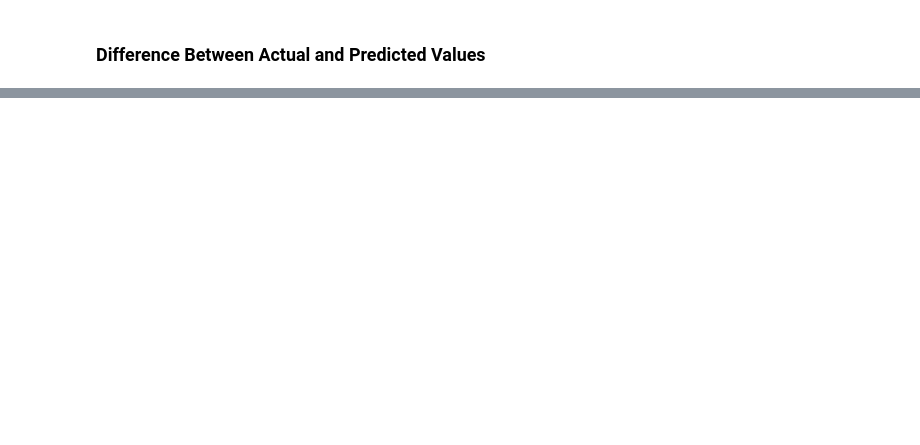
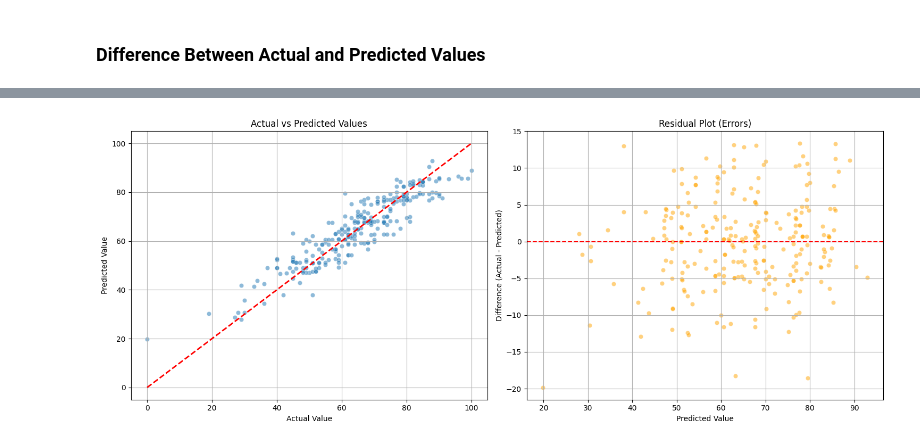
Before and after one commit to Yash-devs-cmd/ml_project, a Jupyter notebook: notebook/data/Model_Training.ipynb, the cells around one changed output, grey strips where cells are left out. Drawn from its saved outputs; the diff is of its cells as text; code cells hidden in the pictures; blank space fills up the shorter version.

```diff
--- a/notebook/data/Model_Training.ipynb
+++ b/notebook/data/Model_Training.ipynb
@@ -201 +212,26 @@ pred_df
 250 rows × 3 columns
+# %%
+# Create a figure with two subplots
+plt.figure(figsize=(15, 6))
+
+# 1. Scatter Plot: Actual vs Predicted
+plt.subplot(1, 2, 1)
+sns.scatterplot(data=pred_df, x='Actual Value', y='Predicted Value', alpha=0.5)
+# Add a diagonal line to show where a perfect prediction would be
+plt.plot([y_test.min(), y_test.max()], [y_test.min(), y_test.max()], 'r--', lw=2)
+plt.title('Actual vs Predicted Values')
+plt.grid(True)
+
+# 2. Residual Plot: Predicted vs Difference (Error)
+plt.subplot(1, 2, 2)
+sns.scatterplot(data=pred_df, x='Predicted Value', y='Difference', color='orange', alpha=0.5)
+# Add a horizontal line at 0 (where error is zero)
+plt.axhline(y=0, color='red', linestyle='--')
+plt.title('Residual Plot (Errors)')
+plt.ylabel('Difference (Actual - Predicted)')
+plt.grid(True)
+
+plt.tight_layout()
+plt.show()
+# %% [output]
+[figure, added]
```
Also changed, not shown: parts of 8 cells of this notebook, 8 other files.
